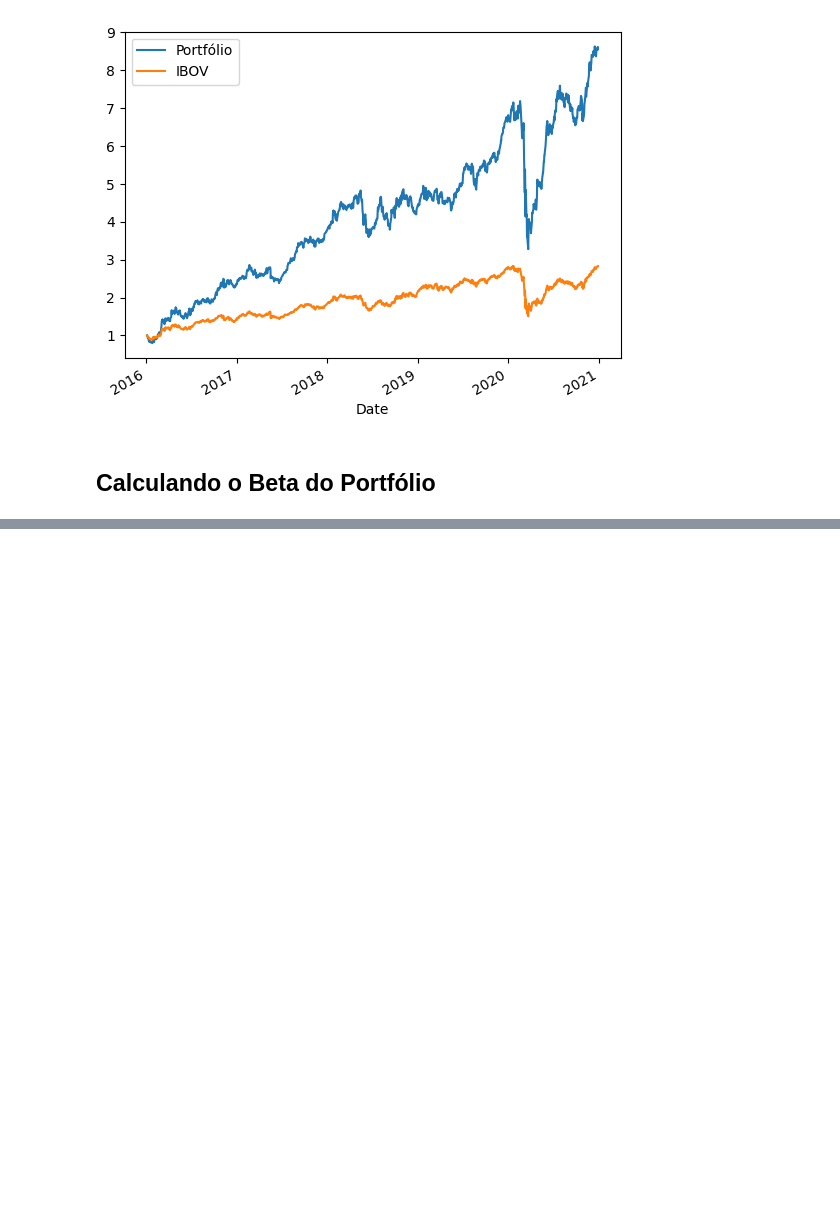
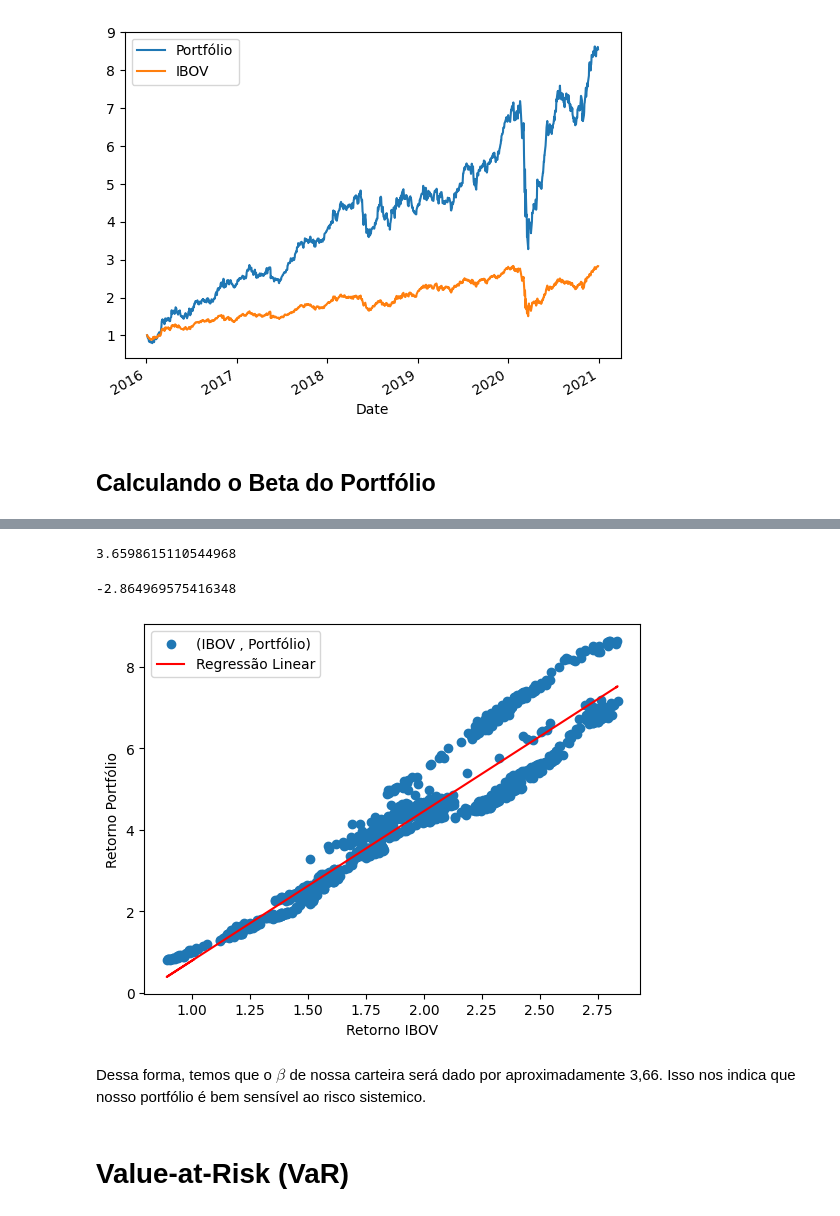
Before and after one commit to PSartori/investment-and-finance, a Jupyter notebook: analise_de_portfolio/análise de portfólio.ipynb, the cells around one changed output, grey strips where cells are left out. Drawn from its saved outputs; the diff is of its cells as text; code cells hidden in the pictures; blank space fills up the shorter version.

```diff
--- a/analise_de_portfolio/análise de portfólio.ipynb
+++ b/analise_de_portfolio/análise de portfólio.ipynb
@@ -256,0 +302,22 @@ comparação_benchmark.plot();
+# %%
+beta = np.sum((x-np.mean(x))*(y-np.mean(y)))/np.sum((x-np.mean(x))**2)
+beta
+# %% [output]
+3.6598615110544968
+# %%
+coef_linear = np.mean(y)-beta*np.mean(x)
+coef_linear
+# %% [output]
+-2.864969575416348
+# %%
+plt.scatter(x,y,label='(IBOV , Portfólio)');
+plt.plot(x, beta*x+coef_linear, label= 'Regressão Linear', color='red')
+plt.xlabel('Retorno IBOV');
+plt.ylabel('Retorno Portfólio');
+plt.legend();
+# %% [output]
+[figure, added]
+# %% [markdown]
+Dessa forma, temos que o $\beta$ de nossa carteira será dado por aproximadamente 3,66. Isso nos indica que nosso portfólio é bem sensível ao risco sistemico.
+# %% [markdown]
+# Value-at-Risk (VaR)
```
Also changed, not shown: parts of 11 cells of this notebook.
